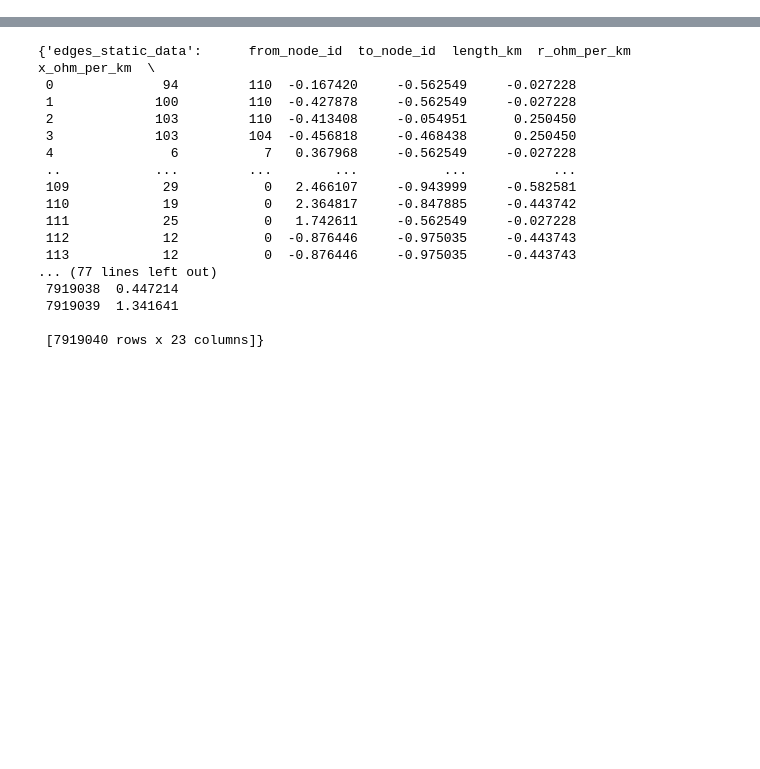
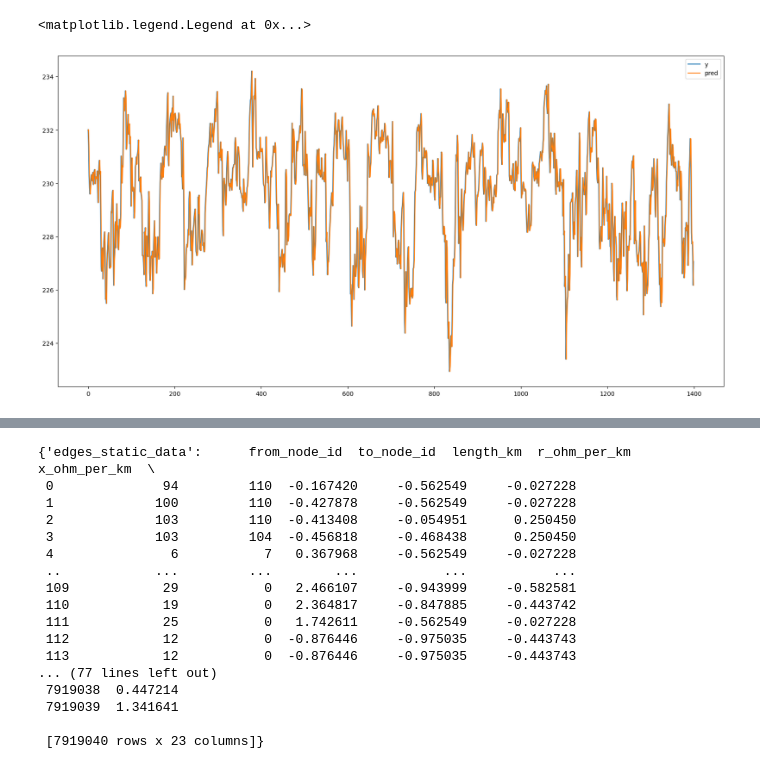
Before and after one commit to Kriznar4/GraphVolt, a Jupyter notebook: notebooks/krneki.ipynb, the cells around one changed output, grey strips where cells are left out. Saved outputs shown, nothing was run; the diff lists cells and outputs as text; code cells hidden in the pictures; blank space fills up the shorter version.

```diff
--- a/notebooks/krneki.ipynb
+++ b/notebooks/krneki.ipynb
@@ -0,0 +13,18 @@
+# %%
+trafo_id = "T1330"
+epochs = 1
+num_timesteps_in = 1
+num_timesteps_out = 4
+test_ratio_vs_eval_ratio = 0.5
+learning_rate = 0.1
+device_str = 'cpu'
+hidden = 64
+manual_seed = 42
+# %%
+print("Loading data...")
+loader = SimpleGraphVoltDatasetLoader_Lazy(trafo_id, num_timesteps_in, num_timesteps_out)
+print(" done")
+loader_data_index = loader.snapshot_index
+
+train_dataset, test_eval_dataset = loader.temporal_signal_split_lazy_cut(loader_data_index)
+eval_dataset, test_dataset = loader.temporal_signal_split_lazy(test_eval_dataset, train_ratio=test_ratio_vs_eval_ratio)
@@ -0,0 +178,10 @@
+# %%
+model = avgModel(num_timesteps_out, loader.voltage_index)
+loss_fn = torch.nn.L1Loss
+std = loader.mean_and_std["measurements"][1]["voltage"]
+mean = loader.mean_and_std["measurements"][0]["voltage"]
+# %%
+loss_test, loss_test_elementwise, preds, ys = eval(model, loader, test_dataset, loss_fn, std, mean)
+loss_test_timewise = loss_test_elementwise.mean(axis=0)
+print("Loss all: {:.7f}".format(loss_test))
+print("Loss elementwise: {}".format(loss_test_elementwise))
@@ -1,3 +208,17 @@
+# %%
+node = 50
+pred_ind = 0
+
+start = 0
+len_measurements = 1400
+
+plt.figure(figsize=(20,10))
+plt.plot(ys[node,pred_ind,start:start+len_measurements], label="y")
+plt.plot(preds[node,pred_ind,start:start+len_measurements], label="pred")
+plt.legend()
+# %% [output]
+<matplotlib.legend.Legend at 0x...>
+[figure, added]
 # %%
 import pandas as pd
 import numpy as np
```
Also changed, not shown: parts of 23 cells of this notebook.
